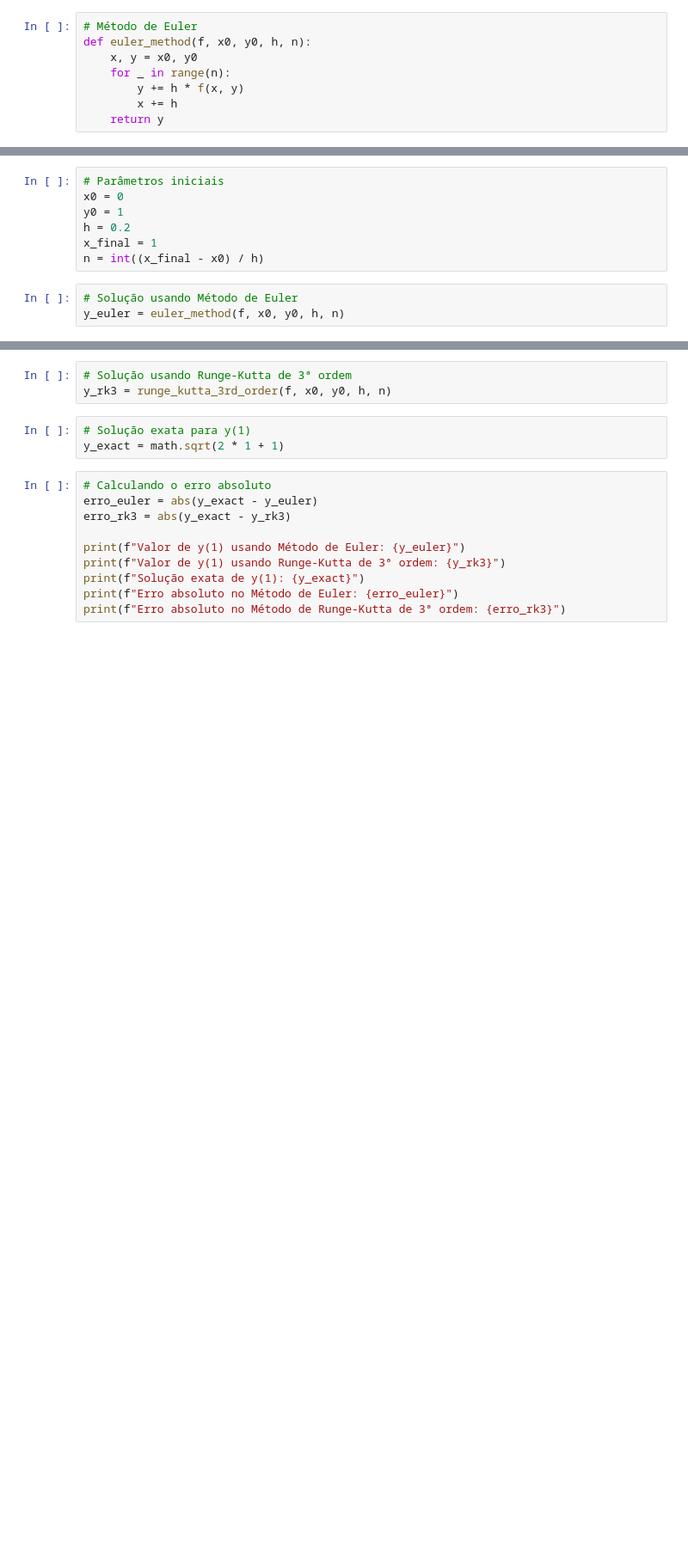
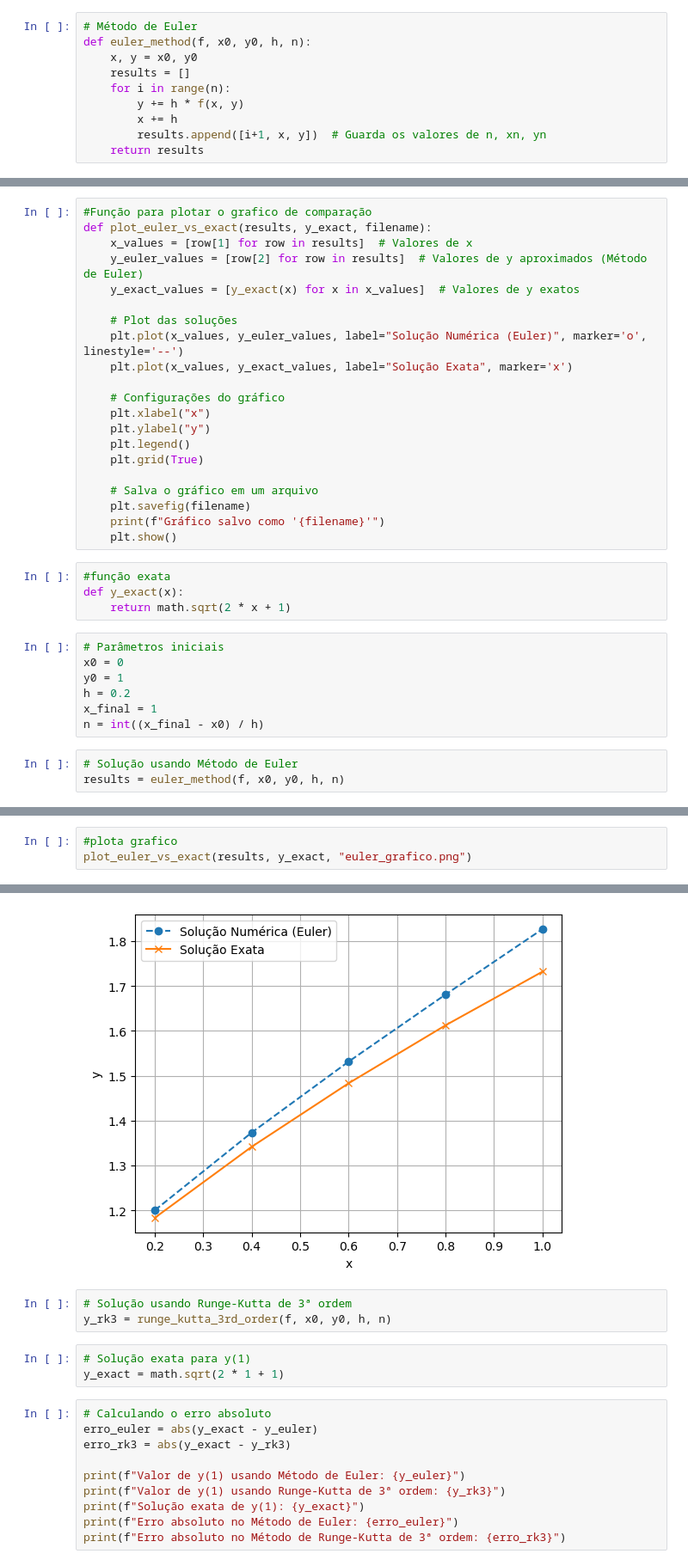
Before and after one commit to georgianagraca/prova3_calculonumerico, a Jupyter notebook: Prova3.ipynb, the cells around one changed output, grey strips where cells are left out. Shown at 86% size. Cells and saved outputs as stored; diff of their text form; blank space fills up the shorter version.

Commit message:
1 questao: criando taela e grafico

```diff
--- a/Prova3.ipynb
+++ b/Prova3.ipynb
@@ -25,10 +27,12 @@ def f(x, y):
 # Método de Euler
 def euler_method(f, x0, y0, h, n):
     x, y = x0, y0
-    for _ in range(n):
+    results = []
+    for i in range(n):
         y += h * f(x, y)
         x += h
-    return y
+        results.append([i+1, x, y])  # Guarda os valores de n, xn, yn
+    return results
 # %%
 # Método de Runge-Kutta de 3ª ordem
 def runge_kutta_3rd_order(f, x0, y0, h, n):
@@ -40,6 +44,31 @@ def runge_kutta_3rd_order(f, x0, y0, h, n):
         y += (k1 + 4 * k2 + k3) / 6
         x += h
     return y
+# %%
+#Função para plotar o grafico de comparação
+def plot_euler_vs_exact(results, y_exact, filename):
+    x_values = [row[1] for row in results]  # Valores de x
+    y_euler_values = [row[2] for row in results]  # Valores de y aproximados (Método de Euler)
+    y_exact_values = [y_exact(x) for x in x_values]  # Valores de y exatos
+
+    # Plot das soluções
+    plt.plot(x_values, y_euler_values, label="Solução Numérica (Euler)", marker='o', linestyle='--')
+    plt.plot(x_values, y_exact_values, label="Solução Exata", marker='x')
+
+    # Configurações do gráfico
+    plt.xlabel("x")
+    plt.ylabel("y")
+    plt.legend()
+    plt.grid(True)
+
+    # Salva o gráfico em um arquivo
+    plt.savefig(filename)
+    print(f"Gráfico salvo como '{filename}'")
+    plt.show()
+# %%
+#função exata
+def y_exact(x):
+    return math.sqrt(2 * x + 1)
 # %%
 # Parâmetros iniciais
 x0 = 0
@@ -49,4 +78,4 @@ x_final = 1
 n = int((x_final - x0) / h)
 # %%
 # Solução usando Método de Euler
-y_euler = euler_method(f, x0, y0, h, n)
+results = euler_method(f, x0, y0, h, n)
@@ -52,0 +108,4 @@ y_euler = euler_method(f, x0, y0, h, n)
+# %%
+#plota grafico
+plot_euler_vs_exact(results, y_exact, "euler_grafico.png")
+# %% [output]
@@ -53,3 +113,4 @@ y_euler = euler_method(f, x0, y0, h, n)
+[figure, added]
 # %%
 # Solução usando Runge-Kutta de 3ª ordem
 y_rk3 = runge_kutta_3rd_order(f, x0, y0, h, n)
```
Also changed, not shown: parts of 4 cells of this notebook, 1 other file.
